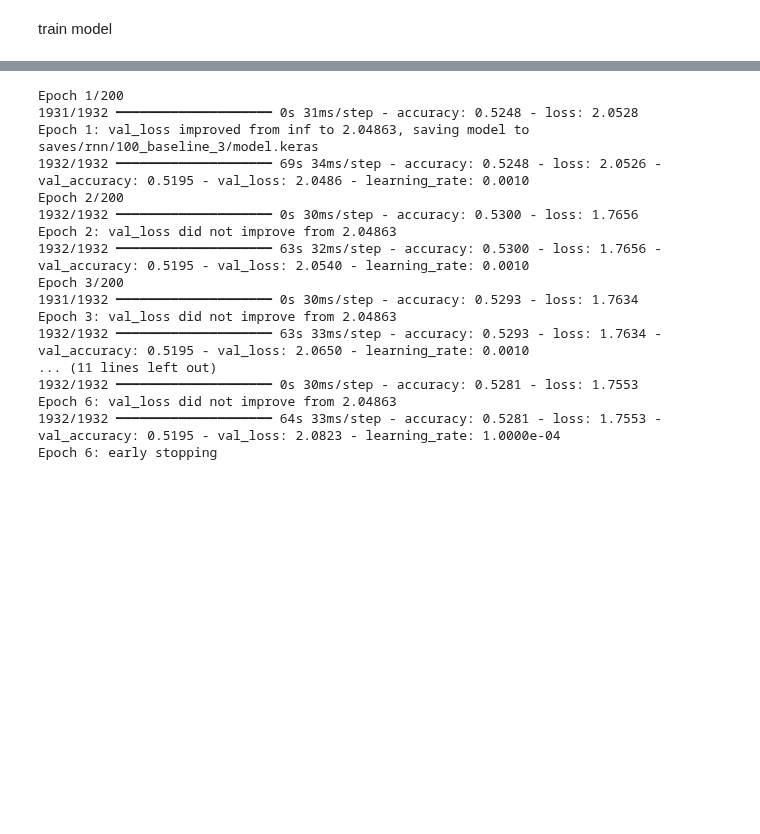
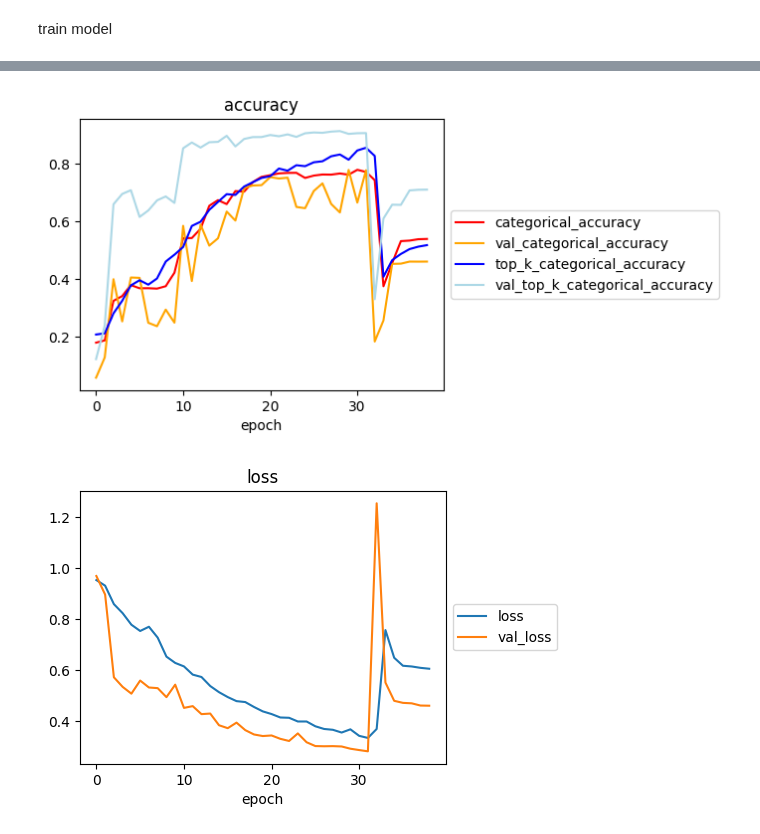
Before and after one commit to JannikRosendahl/bachelor_thesis_models, a Jupyter notebook: rnn.ipynb, the cells around one changed output, grey strips where cells are left out. Saved outputs shown, nothing was run; the diff lists cells and outputs as text; code cells hidden in the pictures; blank space fills up the shorter version.

Commit message:
baseline with correct split and result

```diff
--- a/rnn.ipynb
+++ b/rnn.ipynb
@@ -451,33 +497,35 @@ train model
+# %%
+log = pd.read_csv(log_path)
+
+fig, ax = plt.subplots(figsize=(15*cm, 9*cm))
+ax.plot(log['epoch'], log['categorical_accuracy'], label='categorical_accuracy', color='red')
+ax.plot(log['epoch'], log['val_categorical_accuracy'], label='val_categorical_accuracy', color='orange')
+ax.plot(log['epoch'], log['top_k_categorical_accuracy'], label='top_k_categorical_accuracy', color='blue')
+ax.plot(log['epoch'], log['val_top_k_categorical_accuracy'], label='val_top_k_categorical_accuracy', color='lightblue')
+ax.set_title('accuracy')
+ax.set_xlabel('epoch')
+box = ax.get_position()
+ax.set_position([box.x0, box.y0, box.width * 0.8, box.height])
+ax.legend(loc='center left', bbox_to_anchor=(1, 0.5))
+
+plt.savefig(f'{checkpoint_path}/metrics.svg')
+plt.show()
+
+fig, ax = plt.subplots(figsize=(15*cm, 9*cm))
+ax.plot(log['epoch'], log['loss'], label='loss')
+ax.plot(log['epoch'], log['val_loss'], label='val_loss')
+ax.set_title('loss')
+ax.set_xlabel('epoch')
+# print legend outside of plot
+box = ax.get_position()
+ax.set_position([box.x0, box.y0, box.width * 0.8, box.height])
+ax.legend(loc='center left', bbox_to_anchor=(1, 0.5))
+
+plt.savefig(f'{checkpoint_path}/loss.svg')
+plt.show()
+# %% [output]
+[figure, added]
+[figure, added]
 # %%
 # load old model
 model = load_model(model_path)
-# %%
-history = model.fit(
-    x=Generator(X_train, y_train, 128, max_sequence_length),
-    validation_data=Generator(X_val, y_val, 128, max_sequence_length),
-    epochs=200,
-    callbacks=callbacks,
-    # class_weight=class_weights_dict
-)
-
-# save history to file
-with open(history_path, 'wb') as f:
-    np.save(f, history.history)
-# %% [output]
-Epoch 1/200
-1931/1932 ━━━━━━━━━━━━━━━━━━━━ 0s 31ms/step - accuracy: 0.5248 - loss: 2.0528
-Epoch 1: val_loss improved from inf to 2.04863, saving model to saves/rnn/100_baseline_3/model.keras
-1932/1932 ━━━━━━━━━━━━━━━━━━━━ 69s 34ms/step - accuracy: 0.5248 - loss: 2.0526 - val_accuracy: 0.5195 - val_loss: 2.0486 - learning_rate: 0.0010
-Epoch 2/200
-1932/1932 ━━━━━━━━━━━━━━━━━━━━ 0s 30ms/step - accuracy: 0.5300 - loss: 1.7656
-Epoch 2: val_loss did not improve from 2.04863
-1932/1932 ━━━━━━━━━━━━━━━━━━━━ 63s 32ms/step - accuracy: 0.5300 - loss: 1.7656 - val_accuracy: 0.5195 - val_loss: 2.0540 - learning_rate: 0.0010
-Epoch 3/200
-1931/1932 ━━━━━━━━━━━━━━━━━━━━ 0s 30ms/step - accuracy: 0.5293 - loss: 1.7634
-Epoch 3: val_loss did not improve from 2.04863
-1932/1932 ━━━━━━━━━━━━━━━━━━━━ 63s 33ms/step - accuracy: 0.5293 - loss: 1.7634 - val_accuracy: 0.5195 - val_loss: 2.0650 - learning_rate: 0.0010
-... (11 lines left out)
-1932/1932 ━━━━━━━━━━━━━━━━━━━━ 0s 30ms/step - accuracy: 0.5281 - loss: 1.7553
-Epoch 6: val_loss did not improve from 2.04863
-1932/1932 ━━━━━━━━━━━━━━━━━━━━ 64s 33ms/step - accuracy: 0.5281 - loss: 1.7553 - val_accuracy: 0.5195 - val_loss: 2.0823 - learning_rate: 1.0000e-04
-Epoch 6: early stopping
```
Also changed, not shown: parts of 15 cells of this notebook, 11 other files.
